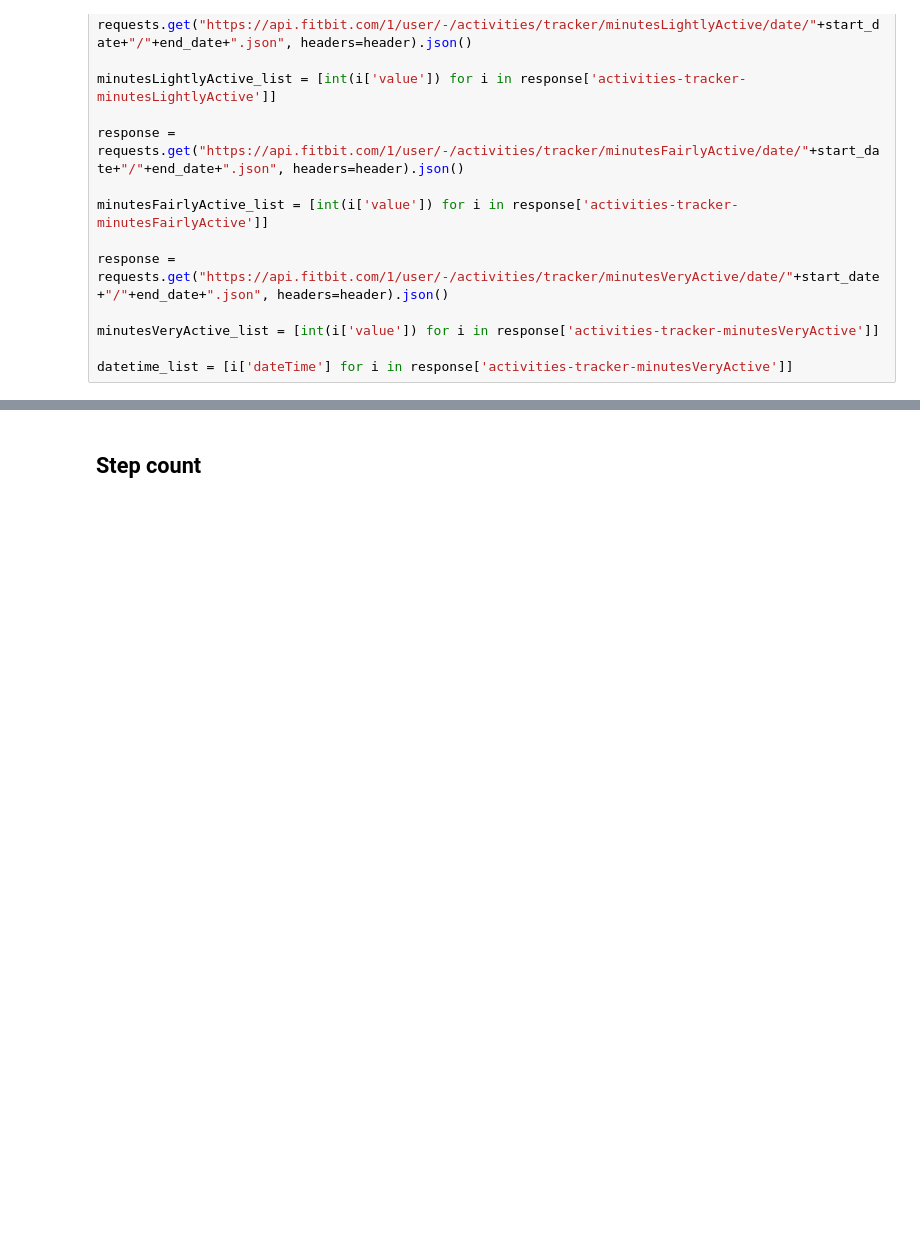
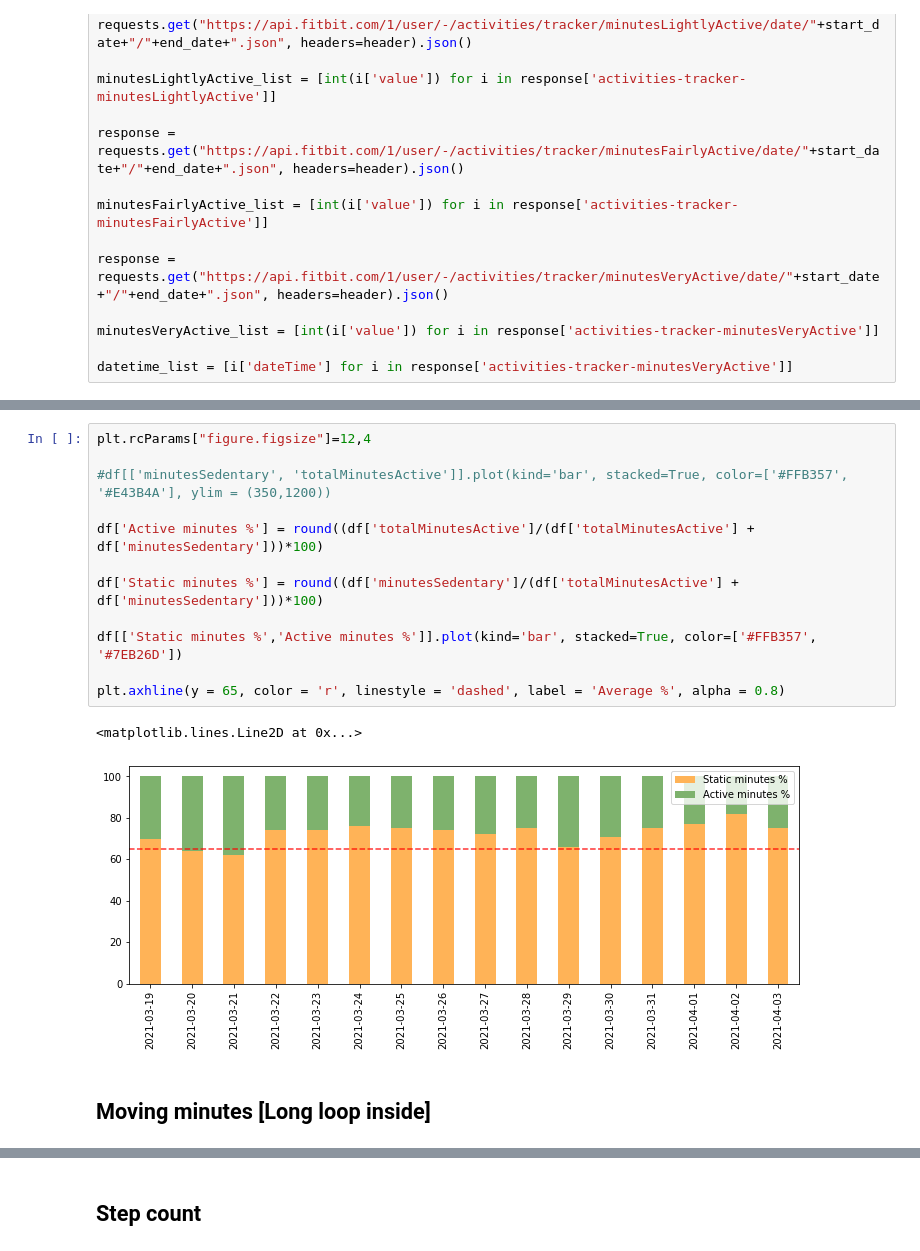
Before and after one commit to arpanghosh8453/public-programs, a Jupyter notebook: Fitbit Data Analyzer/Fitbit HR analyzer.ipynb, the cells around one changed output, grey strips where cells are left out. Drawn from its saved outputs; the diff is of its cells as text; blank space fills up the shorter version.

```diff
--- a/Fitbit Data Analyzer/Fitbit HR analyzer.ipynb
+++ b/Fitbit Data Analyzer/Fitbit HR analyzer.ipynb
@@ -182,0 +185,17 @@ pd.DataFrame(data_activity, index=datetime_list)[['minutesLightlyActive', 'minut
+# %%
+plt.rcParams["figure.figsize"]=12,4
+
+#df[['minutesSedentary', 'totalMinutesActive']].plot(kind='bar', stacked=True, color=['#FFB357', '#E43B4A'], ylim = (350,1200))
+
+df['Active minutes %'] = round((df['totalMinutesActive']/(df['totalMinutesActive'] + df['minutesSedentary']))*100)
+
+df['Static minutes %'] = round((df['minutesSedentary']/(df['totalMinutesActive'] + df['minutesSedentary']))*100)
+
+df[['Static minutes %','Active minutes %']].plot(kind='bar', stacked=True, color=['#FFB357', '#7EB26D'])
+
+plt.axhline(y = 65, color = 'r', linestyle = 'dashed', label = 'Average %', alpha = 0.8)
+# %% [output]
+<matplotlib.lines.Line2D at 0x...>
+[figure, added]
+# %% [markdown]
+<h2>Moving minutes [Long loop inside]</h2>
```
Also changed, not shown: parts of 8 cells of this notebook, 1 other file.
